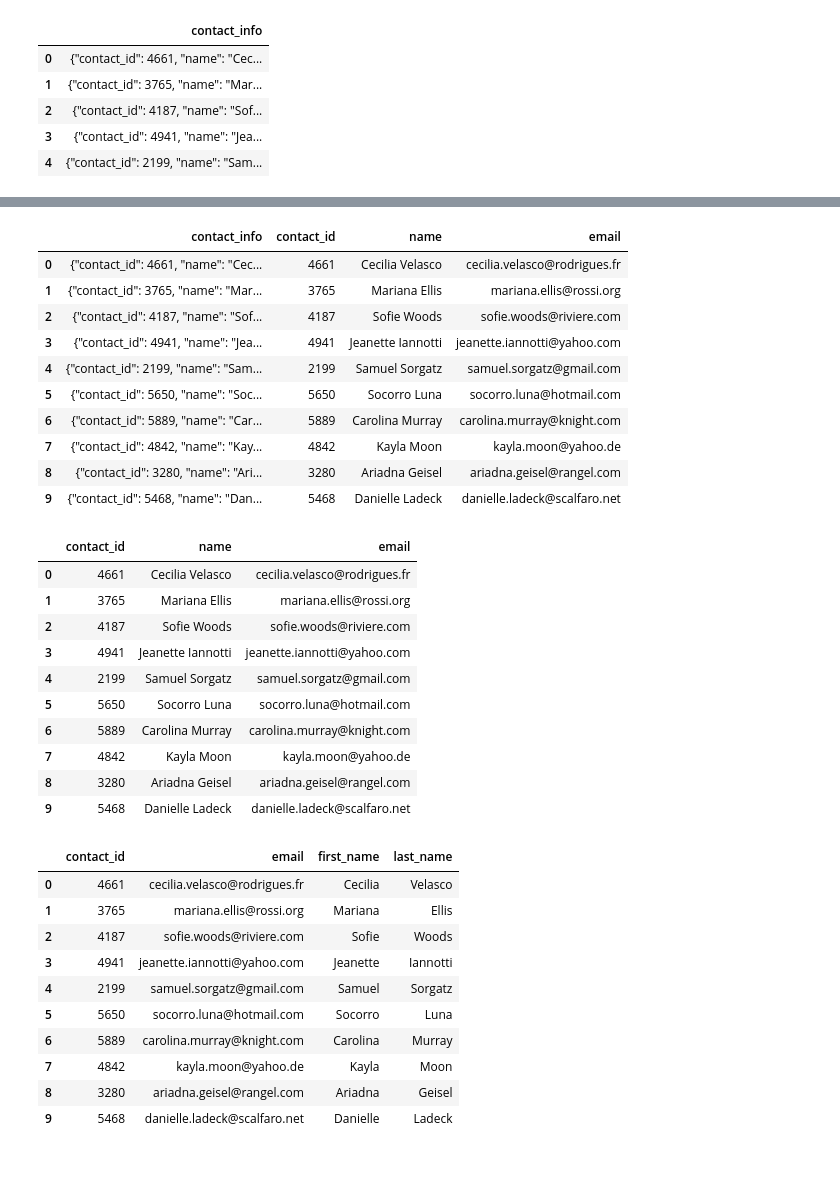
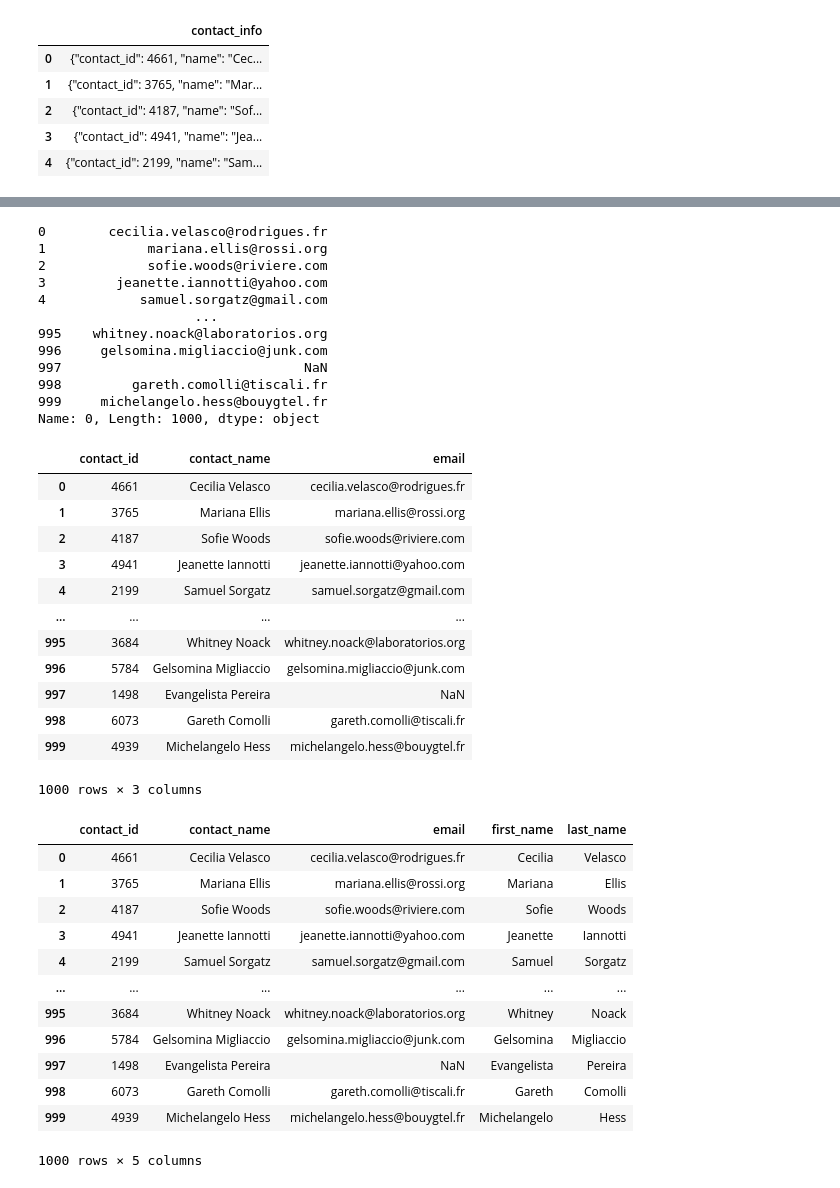
Before and after one commit to jeffrey1008x/Crowdfunding_ETL_Project2Team7, a Jupyter notebook: ETL_Mini_Project_Starter_Code.ipynb, the cells around one changed output, grey strips where cells are left out. Drawn from its saved outputs; the diff is of its cells as text; code cells hidden in the pictures.

Commit message:
Contacts Dataframe - Regex option
Creating Contact_info df using regex, and adding Contacts.csv to Resources.

```diff
--- a/ETL_Mini_Project_Starter_Code.ipynb
+++ b/ETL_Mini_Project_Starter_Code.ipynb
@@ -421,3 +387,5 @@ memory usage: 15.8+ KB
 # %%
 # Convert the "contact_id" column to an int64 data type.
+contact_id_col = contact_id_col.astype('int64')
+contact_id_col.dtypes
 # %% [output]
@@ -433,3 +393,6 @@ memory usage: 15.8+ KB
 # %%
 # Extract the name of the contact and add it to a new column.
+n = '"name":\s.(\w+\s\w+)'
+name_col = contact_info_df_copy['contact_info'].str.extract(n)[0]
+name_col
 # %% [output]
@@ -447,45 +411,54 @@ memory usage: 15.8+ KB
 # %%
 # Extract the email from the contacts and add the values to a new column.
+e = '"email":\s.(\w+\.\w+.\w+\.\w+)'
+email_col = contact_info_df_copy['contact_info'].str.extract(e)[0]
+email_col
 # %% [output]
-|  | contact_info | contact_id | name | email |
-| 0 | {"contact_id": 4661, "name": "Cec... | 4661 | Cecilia Velasco | cecilia.velasco@rodrigues.fr |
-| 1 | {"contact_id": 3765, "name": "Mar... | 3765 | Mariana Ellis | mariana.ellis@rossi.org |
-| 2 | {"contact_id": 4187, "name": "Sof... | 4187 | Sofie Woods | sofie.woods@riviere.com |
-| 3 | {"contact_id": 4941, "name": "Jea... | 4941 | Jeanette Iannotti | jeanette.iannotti@yahoo.com |
-| 4 | {"contact_id": 2199, "name": "Sam... | 2199 | Samuel Sorgatz | samuel.sorgatz@gmail.com |
-| 5 | {"contact_id": 5650, "name": "Soc... | 5650 | Socorro Luna | socorro.luna@hotmail.com |
-| 6 | {"contact_id": 5889, "name": "Car... | 5889 | Carolina Murray | carolina.murray@knight.com |
-| 7 | {"contact_id": 4842, "name": "Kay... | 4842 | Kayla Moon | kayla.moon@yahoo.de |
-| 8 | {"contact_id": 3280, "name": "Ari... | 3280 | Ariadna Geisel | ariadna.geisel@rangel.com |
-| 9 | {"contact_id": 5468, "name": "Dan... | 5468 | Danielle Ladeck | danielle.ladeck@scalfaro.net |
+0        cecilia.velasco@rodrigues.fr
+1             mariana.ellis@rossi.org
+2             sofie.woods@riviere.com
+3         jeanette.iannotti@yahoo.com
+4            samuel.sorgatz@gmail.com
+                    ...
+995    whitney.noack@laboratorios.org
+996     gelsomina.migliaccio@junk.com
+997                               NaN
+998         gareth.comolli@tiscali.fr
+999     michelangelo.hess@bouygtel.fr
+Name: 0, Length: 1000, dtype: object
 # %%
-# Create a copy of the contact_info_df with the 'contact_id', 'name', 'email' columns.
+# Create a copy of the contact_info_df (a new dataframe, as per 'Project 2' instructions) with the 'contact_id', 'name', 'email' columns.
+Contact_info_separated_cols_df = pd.DataFrame(list(zip(contact_id_col, name_col, email_col)), columns =['contact_id', 'contact_name', 'email'])
+Contact_info_separated_cols_df
 # %% [output]
-|  | contact_id | name | email |
+|  | contact_id | contact_name | email |
 | 0 | 4661 | Cecilia Velasco | cecilia.velasco@rodrigues.fr |
 | 1 | 3765 | Mariana Ellis | mariana.ellis@rossi.org |
 | 2 | 4187 | Sofie Woods | sofie.woods@riviere.com |
 | 3 | 4941 | Jeanette Iannotti | jeanette.iannotti@yahoo.com |
 | 4 | 2199 | Samuel Sorgatz | samuel.sorgatz@gmail.com |
-| 5 | 5650 | Socorro Luna | socorro.luna@hotmail.com |
-| 6 | 5889 | Carolina Murray | carolina.murray@knight.com |
-| 7 | 4842 | Kayla Moon | kayla.moon@yahoo.de |
-| 8 | 3280 | Ariadna Geisel | ariadna.geisel@rangel.com |
-| 9 | 5468 | Danielle Ladeck | danielle.ladeck@scalfaro.net |
+| ... | ... | ... | ... |
+| 995 | 3684 | Whitney Noack | whitney.noack@laboratorios.org |
+| 996 | 5784 | Gelsomina Migliaccio | gelsomina.migliaccio@junk.com |
+| 997 | 1498 | Evangelista Pereira | NaN |
+| 998 | 6073 | Gareth Comolli | gareth.comolli@tiscali.fr |
+| 999 | 4939 | Michelangelo Hess | michelangelo.hess@bouygtel.fr |
+1000 rows × 3 columns
 # %%
 # Create a "first"name" and "last_name" column with the first and last names from the "name" column.
-
-
-# Drop the contact_name column
+Contact_info_separated_cols_df[['first_name', 'last_name']] = Contact_info_separated_cols_df['contact_name'].str.split(' ', expand=True)
+Contact_info_separated_cols_df
 # %% [output]
-|  | contact_id | email | first_name | last_name |
-| 0 | 4661 | cecilia.velasco@rodrigues.fr | Cecilia | Velasco |
-| 1 | 3765 | mariana.ellis@rossi.org | Mariana | Ellis |
-| 2 | 4187 | sofie.woods@riviere.com | Sofie | Woods |
-| 3 | 4941 | jeanette.iannotti@yahoo.com | Jeanette | Iannotti |
-| 4 | 2199 | samuel.sorgatz@gmail.com | Samuel | Sorgatz |
-| 5 | 5650 | socorro.luna@hotmail.com | Socorro | Luna |
-| 6 | 5889 | carolina.murray@knight.com | Carolina | Murray |
-| 7 | 4842 | kayla.moon@yahoo.de | Kayla | Moon |
-| 8 | 3280 | ariadna.geisel@rangel.com | Ariadna | Geisel |
-| 9 | 5468 | danielle.ladeck@scalfaro.net | Danielle | Ladeck |
+|  | contact_id | contact_name | email | first_name | last_name |
+| 0 | 4661 | Cecilia Velasco | cecilia.velasco@rodrigues.fr | Cecilia | Velasco |
+| 1 | 3765 | Mariana Ellis | mariana.ellis@rossi.org | Mariana | Ellis |
+| 2 | 4187 | Sofie Woods | sofie.woods@riviere.com | Sofie | Woods |
+| 3 | 4941 | Jeanette Iannotti | jeanette.iannotti@yahoo.com | Jeanette | Iannotti |
+| 4 | 2199 | Samuel Sorgatz | samuel.sorgatz@gmail.com | Samuel | Sorgatz |
+| ... | ... | ... | ... | ... | ... |
+| 995 | 3684 | Whitney Noack | whitney.noack@laboratorios.org | Whitney | Noack |
+| 996 | 5784 | Gelsomina Migliaccio | gelsomina.migliaccio@junk.com | Gelsomina | Migliaccio |
+| 997 | 1498 | Evangelista Pereira | NaN | Evangelista | Pereira |
+| 998 | 6073 | Gareth Comolli | gareth.comolli@tiscali.fr | Gareth | Comolli |
+| 999 | 4939 | Michelangelo Hess | michelangelo.hess@bouygtel.fr | Michelangelo | Hess |
+1000 rows × 5 columns
```
Also changed, not shown: parts of 17 cells of this notebook, 1 other file.
